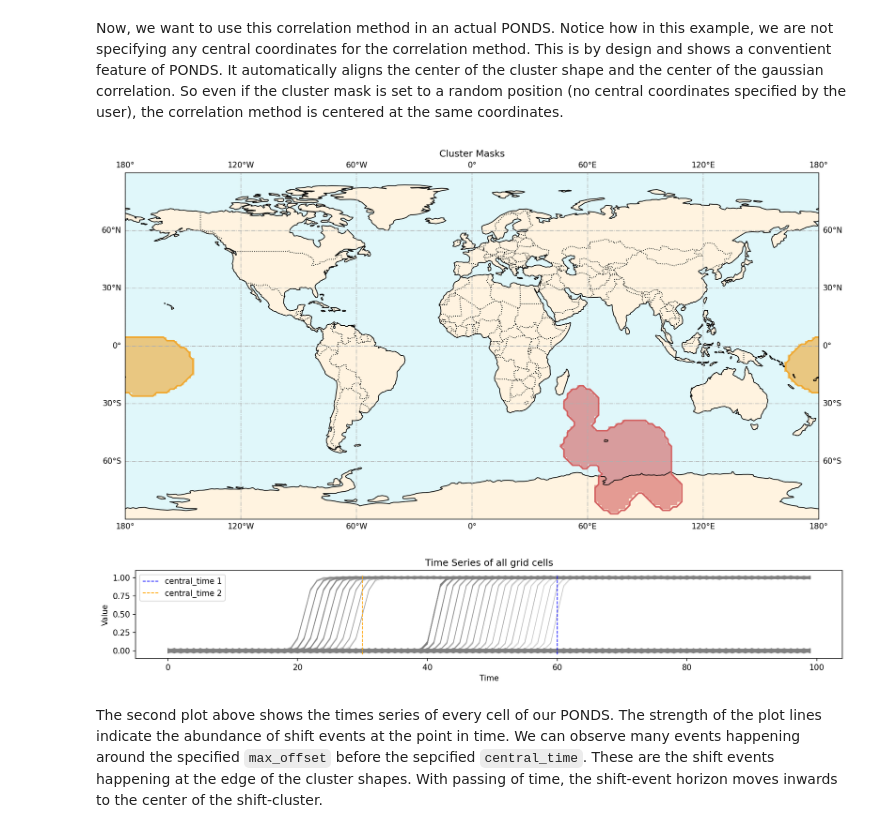
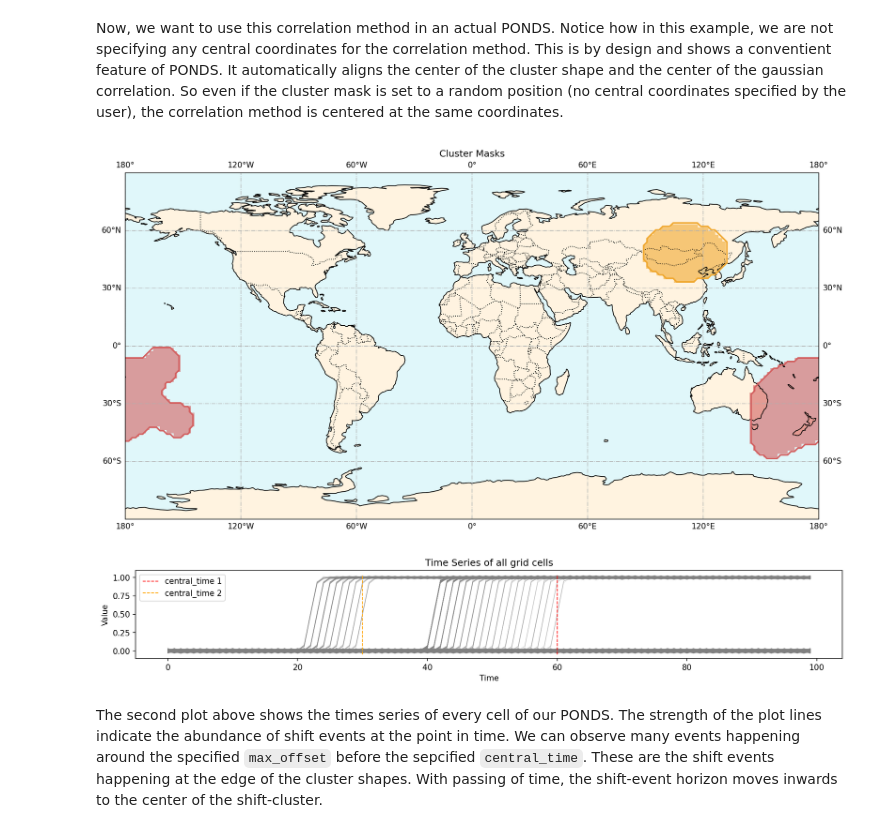
Before and after one commit to tipmip-hub/ponds, a Jupyter notebook: tutorials/02_correlations.ipynb, the cells around one changed output. Cells and saved outputs as stored; diff of their text form; code cells hidden in the pictures.

```diff
--- a/tutorials/02_correlations.ipynb
+++ b/tutorials/02_correlations.ipynb
@@ -220,6 +220,7 @@ pd = PONDS(
 pd.add_background(
     background_method=WhiteNoise(
         magnitude=0.01,
+        background_seed=1,
     )
 )
 
@@ -229,7 +230,7 @@ pd.add_shift(
         shift_magnitude=1,
     ),
     shape_method=BLOB(
-        shape_seed=12,
+        shape_seed=8,
     ),
     correlation_method=Gauss(
         max_offset=max_offset_1,
@@ -242,7 +243,7 @@ pd.add_shift(
         shift_magnitude=1,
     ),
     shape_method=ELLIPSIS(
-        shape_seed=2,
+        shape_seed=5,
     ),
     correlation_method=Gauss(
         max_offset=max_offset_2,
@@ -250,36 +251,36 @@ pd.add_shift(
 )
 
 fig1, ax1 = pd.worldmap()
 
 fig2, ax2 = pd.plot_all_ts(
     alpha=0.1,
 )
 
 ax2.vlines(
     x=central_time_1,
     ymin=np.min(pd.data.ts),
     ymax=np.max(pd.data.ts),
     linestyle="--",
     linewidth=1,
-    color="blue",
+    color="red",
     label="central_time 1",
 )
 ax2.vlines(
     x=central_time_2,
     ymin=np.min(pd.data.ts),
     ymax=np.max(pd.data.ts),
     linestyle="--",
     linewidth=1,
     color="orange",
     label="central_time 2",
 )
 ax2.set_title("Time Series of all grid cells")
 ax2.legend(loc="upper left")
 
 plt.show()
 # %% [output]
-[figure, old version]
+[figure, new version]
-[figure, old version]
+[figure, new version]
 # %% [markdown]
 The second plot above shows the times series of every cell of our PONDS. The strength of the plot lines indicate the abundance of shift events at the point in time. We can observe many events happening around the specified `max_offset` before the sepcified `central_time`. These are the shift events happening at the edge of the cluster shapes. With passing of time, the shift-event horizon moves inwards to the center of the shift-cluster.
 # %% [markdown]
```
Also changed, not shown: parts of 7 cells of this notebook, 6 other files.
